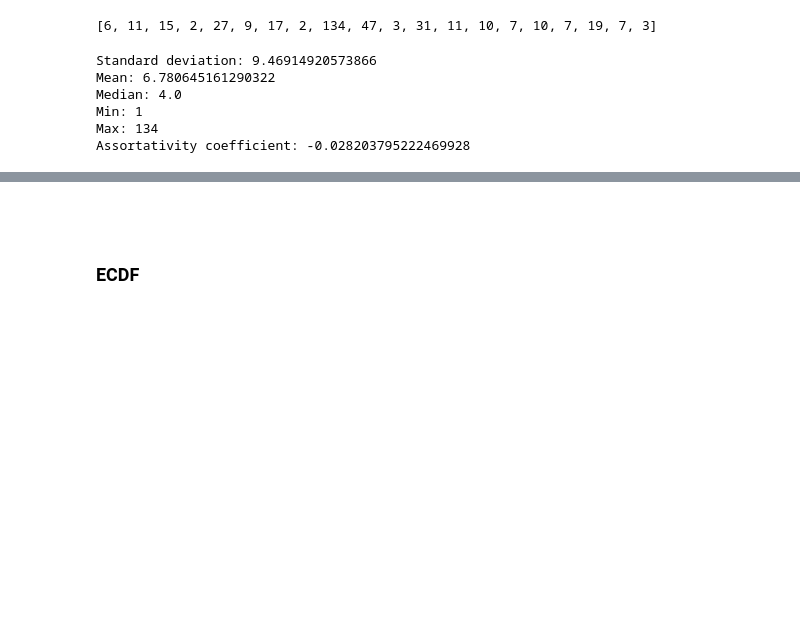
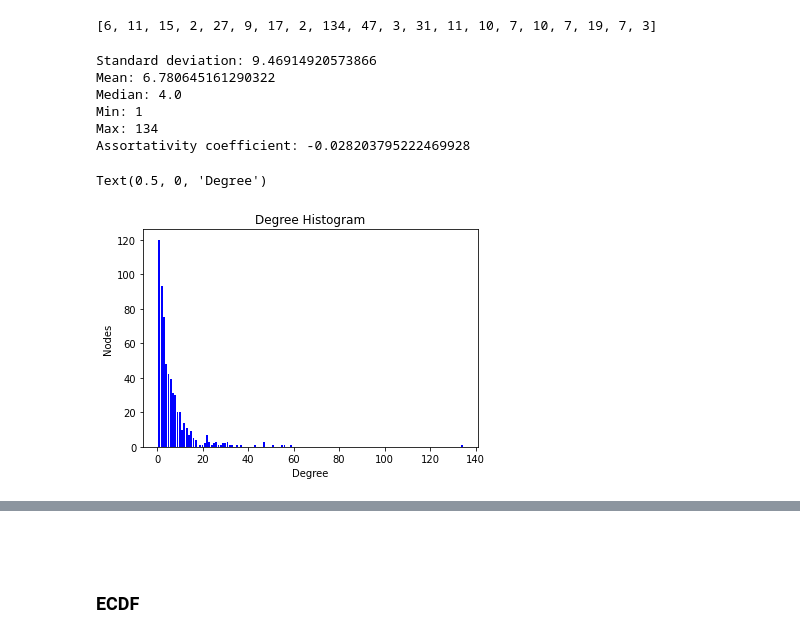
Before and after one commit to Andreaierardi/SocialNetworkAnalysis-project, a Jupyter notebook: project_code.ipynb, the cells around one changed output, grey strips where cells are left out. Drawn from its saved outputs; the diff is of its cells as text; code cells hidden in the pictures; blank space fills up the shorter version.

```diff
--- a/project_code.ipynb
+++ b/project_code.ipynb
@@ -257,3 +257,18 @@ Median: 4.0
 Min: 1
 Max: 134
 Assortativity coefficient: -0.028203795222469928
+# %%
+import collections
+
+degree_sequence = sorted([d for n, d in G.degree()], reverse=True)  # degree sequence
+degreeCount = collections.Counter(degree_sequence)
+deg, cnt = zip(*degreeCount.items())
+
+plt.bar(deg, cnt, width=0.8, color="b")
+plt.title("Degree Histogram")
+plt.ylabel("Nodes")
+plt.xlabel("Degree")
+#in_hist= [in_degrees.values().count(x) for x in in_values]
+# %% [output]
+Text(0.5, 0, 'Degree')
+[figure, added]
```
Also changed, not shown: parts of 21 cells of this notebook.
